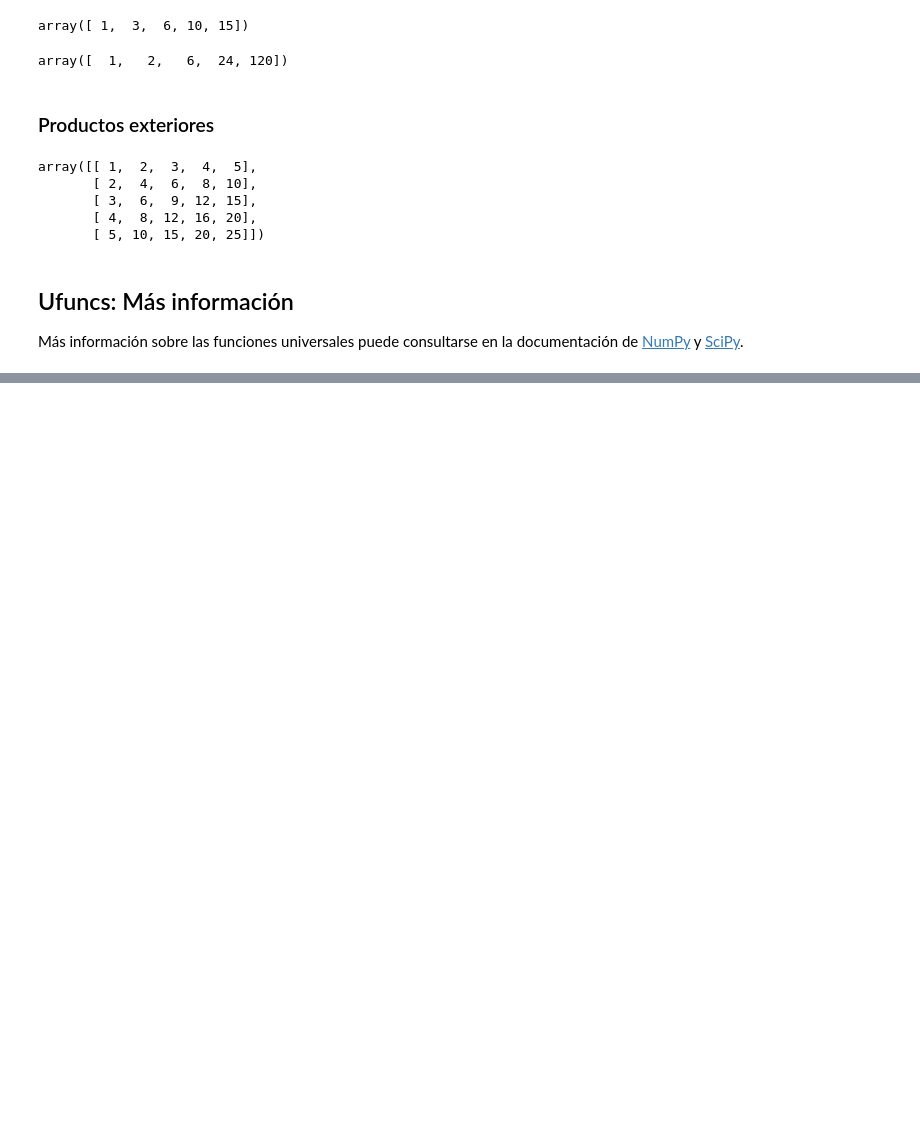
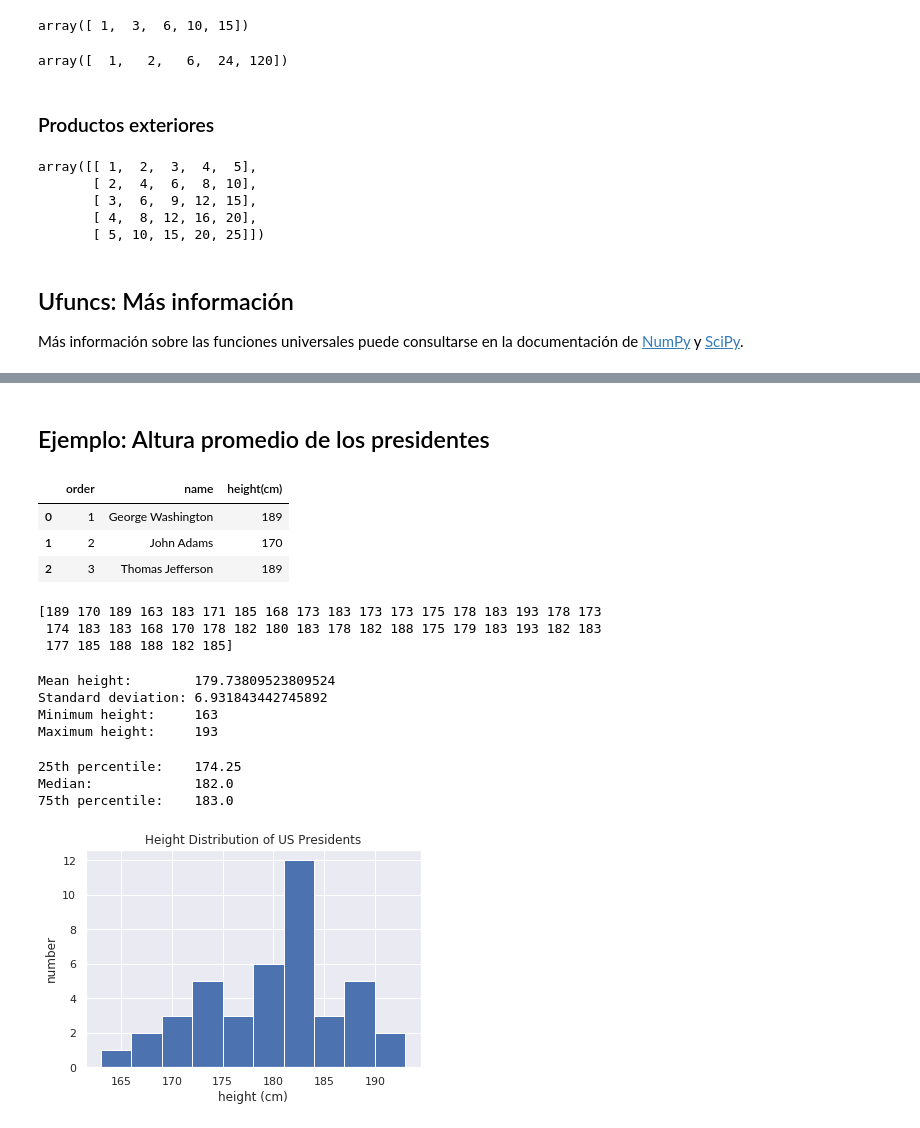
Before and after one commit to htapiagroup/introduccion-a-numpy-JosueJuarez, a Jupyter notebook: Introducción_a_Numpy.ipynb, the cells around one changed output, grey strips where cells are left out. Drawn from its saved outputs; the diff is of its cells as text; code cells hidden in the pictures; blank space fills up the shorter version.

```diff
--- a/Introducción_a_Numpy.ipynb
+++ b/Introducción_a_Numpy.ipynb
@@ -789,0 +873,39 @@ Más información sobre las funciones universales puede consultarse en la docume
+# %% [markdown]
+## Ejemplo: Altura promedio de los presidentes
+# %%
+import pandas as pd
+url = "https://raw.githubusercontent.com/JosueJuarez/TallerPythonIntroCienciaDatos/master/notebooks/data/president_heights.csv"
+#names = ['order', 'name', 'height(cm)']
+data = pd.read_csv(url, sep=',')
+# %%
+data.head(3)
+# %% [output]
+|  | order | name | height(cm) |
+| 0 | 1 | George Washington | 189 |
+| 1 | 2 | John Adams | 170 |
+| 2 | 3 | Thomas Jefferson | 189 |
+# %%
+heights = np.array(data['height(cm)'])
+print(heights)
+# %% [output]
+[189 170 189 163 183 171 185 168 173 183 173 173 175 178 183 193 178 173
+ 174 183 183 168 170 178 182 180 183 178 182 188 175 179 183 193 182 183
+ 177 185 188 188 182 185]
+# %%
+print("Mean height:       ", heights.mean())
+print("Standard deviation:", heights.std())
+print("Minimum height:    ", heights.min())
+print("Maximum height:    ", heights.max())
+# %% [output]
+Mean height:        179.73809523809524
+Standard deviation: 6.931843442745892
+Minimum height:     163
+Maximum height:     193
+# %%
+print("25th percentile:   ", np.percentile(heights, 25))
+print("Median:            ", np.median(heights))
+print("75th percentile:   ", np.percentile(heights, 75))
+# %% [output]
+25th percentile:    174.25
+Median:             182.0
+75th percentile:    183.0
@@ -789,0 +916,7 @@ Más información sobre las funciones universales puede consultarse en la docume
+# %%
+plt.hist(heights)
+plt.title('Height Distribution of US Presidents')
+plt.xlabel('height (cm)')
+plt.ylabel('number');
+# %% [output]
+[figure, added]
```
Also changed, not shown: parts of 20 cells of this notebook.
